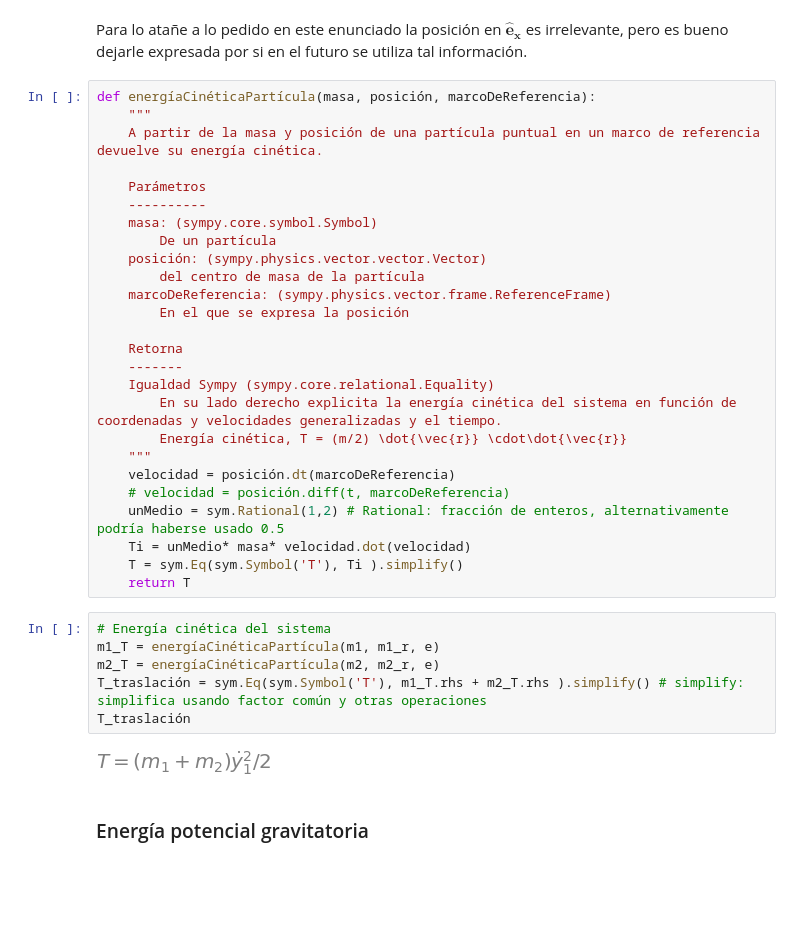
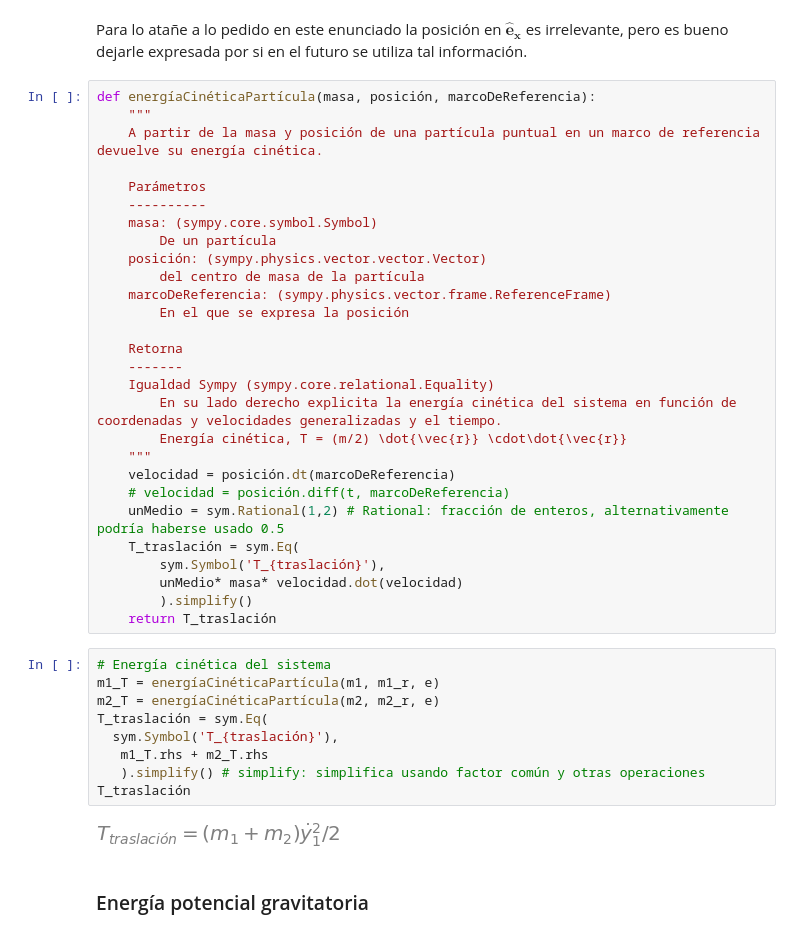
Before and after one commit to bettachini/MecanicaAnaliticaComputacional, a Jupyter notebook: 05Ligaduras/atwoodLigadura.ipynb, the cells around one changed output. Cells and saved outputs as stored; diff of their text form; blank space fills up the shorter version.

```diff
--- a/05Ligaduras/atwoodLigadura.ipynb
+++ b/05Ligaduras/atwoodLigadura.ipynb
@@ -95,17 +95,22 @@ def energíaCinéticaPartícula(masa, posición, marcoDeReferencia):
     velocidad = posición.dt(marcoDeReferencia)
     # velocidad = posición.diff(t, marcoDeReferencia)
     unMedio = sym.Rational(1,2) # Rational: fracción de enteros, alternativamente podría haberse usado 0.5
-    Ti = unMedio* masa* velocidad.dot(velocidad)
-    T = sym.Eq(sym.Symbol('T'), Ti ).simplify()
-    return T
+    T_traslación = sym.Eq(
+        sym.Symbol('T_{traslación}'),
+        unMedio* masa* velocidad.dot(velocidad)
+        ).simplify()
+    return T_traslación
 # %%
 # Energía cinética del sistema
 m1_T = energíaCinéticaPartícula(m1, m1_r, e)
 m2_T = energíaCinéticaPartícula(m2, m2_r, e)
-T_traslación = sym.Eq(sym.Symbol('T'), m1_T.rhs + m2_T.rhs ).simplify() # simplify: simplifica usando factor común y otras operaciones
+T_traslación = sym.Eq(
+  sym.Symbol('T_{traslación}'),
+   m1_T.rhs + m2_T.rhs
+   ).simplify() # simplify: simplifica usando factor común y otras operaciones
 T_traslación
 # %% [output]
-[figure, old version]
+[figure, new version]
 # %% [markdown]
 ### Energía potencial gravitatoria
 # %%
```
Also changed, not shown: parts of 1 cell of this notebook, 1 other file.
